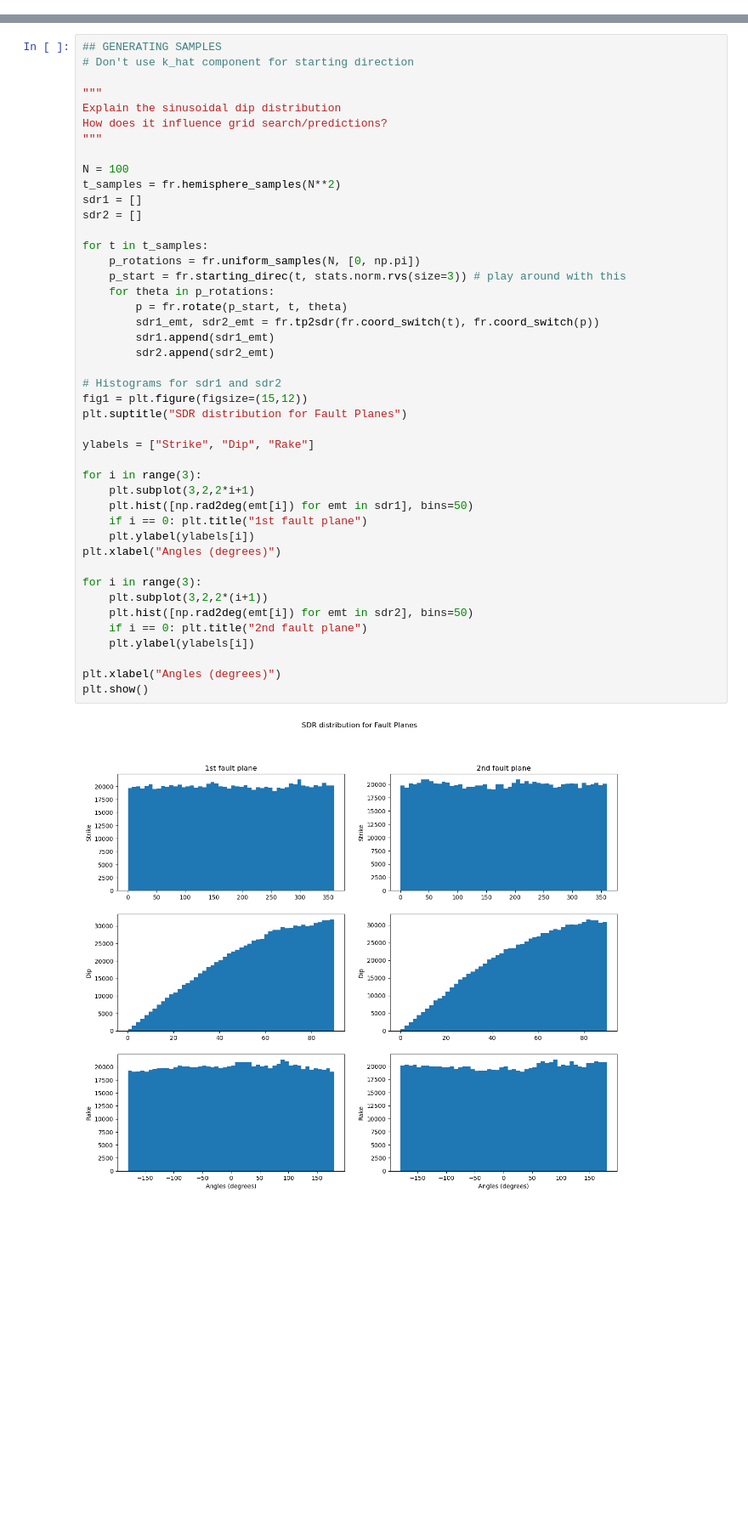
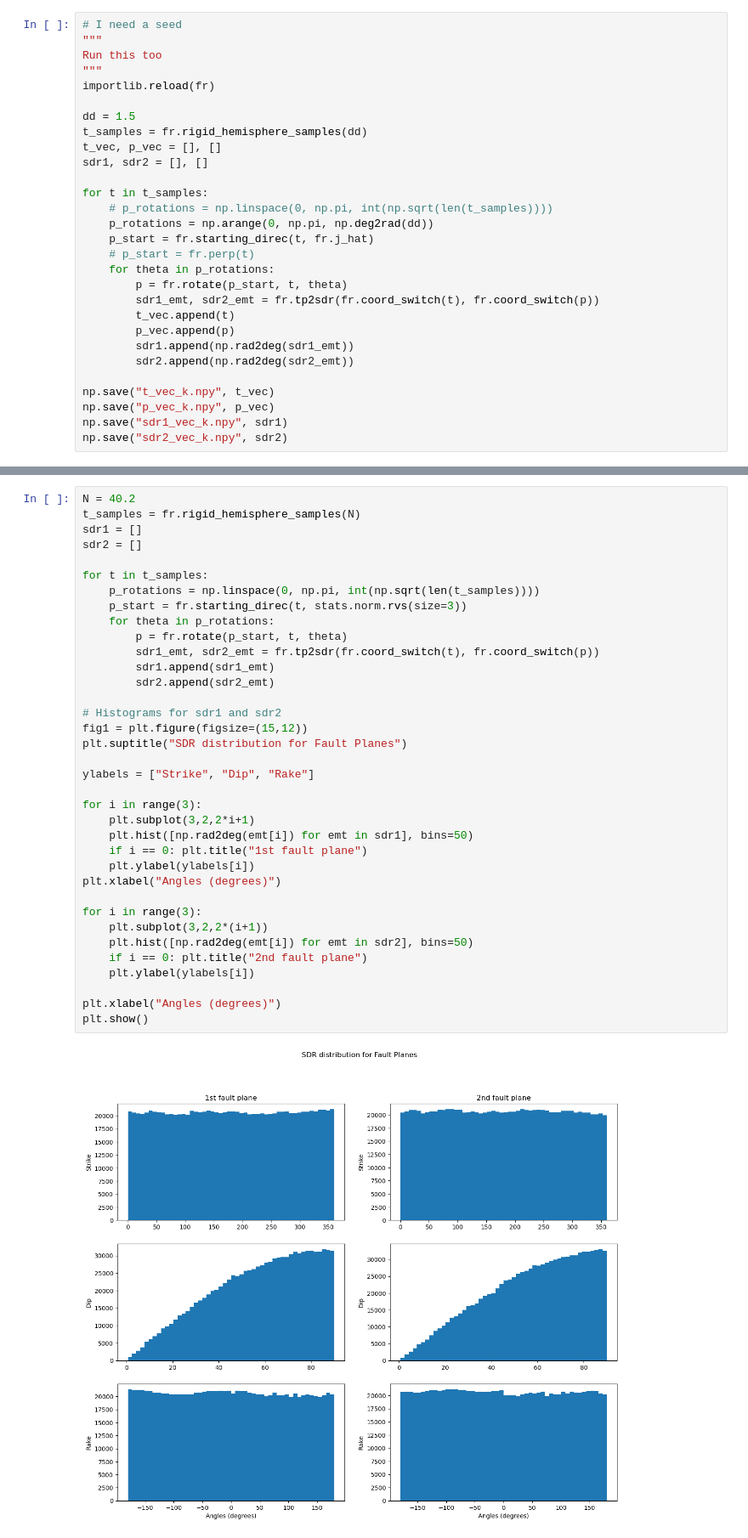
Before and after one commit to victoragaba/SURG-Mars, a Jupyter notebook: black-box.ipynb, the cells around one changed output, grey strips where cells are left out. Shown at 85% size. Saved outputs shown, nothing was run; the diff lists cells and outputs as text; blank space fills up the shorter version.

```diff
--- a/black-box.ipynb
+++ b/black-box.ipynb
@@ -11,0 +146,29 @@ importlib.reload(fr)
+# %%
+# I need a seed
+"""
+Run this too
+"""
+importlib.reload(fr)
+
+dd = 1.5
+t_samples = fr.rigid_hemisphere_samples(dd)
+t_vec, p_vec = [], []
+sdr1, sdr2 = [], []
+
+for t in t_samples:
+    # p_rotations = np.linspace(0, np.pi, int(np.sqrt(len(t_samples))))
+    p_rotations = np.arange(0, np.pi, np.deg2rad(dd))
+    p_start = fr.starting_direc(t, fr.j_hat)
+    # p_start = fr.perp(t)
+    for theta in p_rotations:
+        p = fr.rotate(p_start, t, theta)
+        sdr1_emt, sdr2_emt = fr.tp2sdr(fr.coord_switch(t), fr.coord_switch(p))
+        t_vec.append(t)
+        p_vec.append(p)
+        sdr1.append(np.rad2deg(sdr1_emt))
+        sdr2.append(np.rad2deg(sdr2_emt))
+
+np.save("t_vec_k.npy", t_vec)
+np.save("p_vec_k.npy", p_vec)
+np.save("sdr1_vec_k.npy", sdr1)
+np.save("sdr2_vec_k.npy", sdr2)
@@ -12,46 +363,38 @@ importlib.reload(fr)
 # %%
-## GENERATING SAMPLES
-# Don't use k_hat component for starting direction
-
-"""
-Explain the sinusoidal dip distribution
-How does it influence grid search/predictions?
-"""
-
-N = 100
-t_samples = fr.hemisphere_samples(N**2)
+N = 40.2
+t_samples = fr.rigid_hemisphere_samples(N)
 sdr1 = []
 sdr2 = []
 
 for t in t_samples:
-    p_rotations = fr.uniform_samples(N, [0, np.pi])
-    p_start = fr.starting_direc(t, stats.norm.rvs(size=3)) # play around with this
+    p_rotations = np.linspace(0, np.pi, int(np.sqrt(len(t_samples))))
+    p_start = fr.starting_direc(t, stats.norm.rvs(size=3))
     for theta in p_rotations:
         p = fr.rotate(p_start, t, theta)
         sdr1_emt, sdr2_emt = fr.tp2sdr(fr.coord_switch(t), fr.coord_switch(p))
         sdr1.append(sdr1_emt)
         sdr2.append(sdr2_emt)
 
 # Histograms for sdr1 and sdr2
 fig1 = plt.figure(figsize=(15,12))
 plt.suptitle("SDR distribution for Fault Planes")
 
 ylabels = ["Strike", "Dip", "Rake"]
 
 for i in range(3):
     plt.subplot(3,2,2*i+1)
     plt.hist([np.rad2deg(emt[i]) for emt in sdr1], bins=50)
     if i == 0: plt.title("1st fault plane")
     plt.ylabel(ylabels[i])
 plt.xlabel("Angles (degrees)")
 
 for i in range(3):
     plt.subplot(3,2,2*(i+1))
     plt.hist([np.rad2deg(emt[i]) for emt in sdr2], bins=50)
     if i == 0: plt.title("2nd fault plane")
     plt.ylabel(ylabels[i])
 
 plt.xlabel("Angles (degrees)")
 plt.show()
 # %% [output]
-[figure, old version]
+[figure, new version]
```
Also changed, not shown: parts of 17 cells of this notebook, 9 other files.
